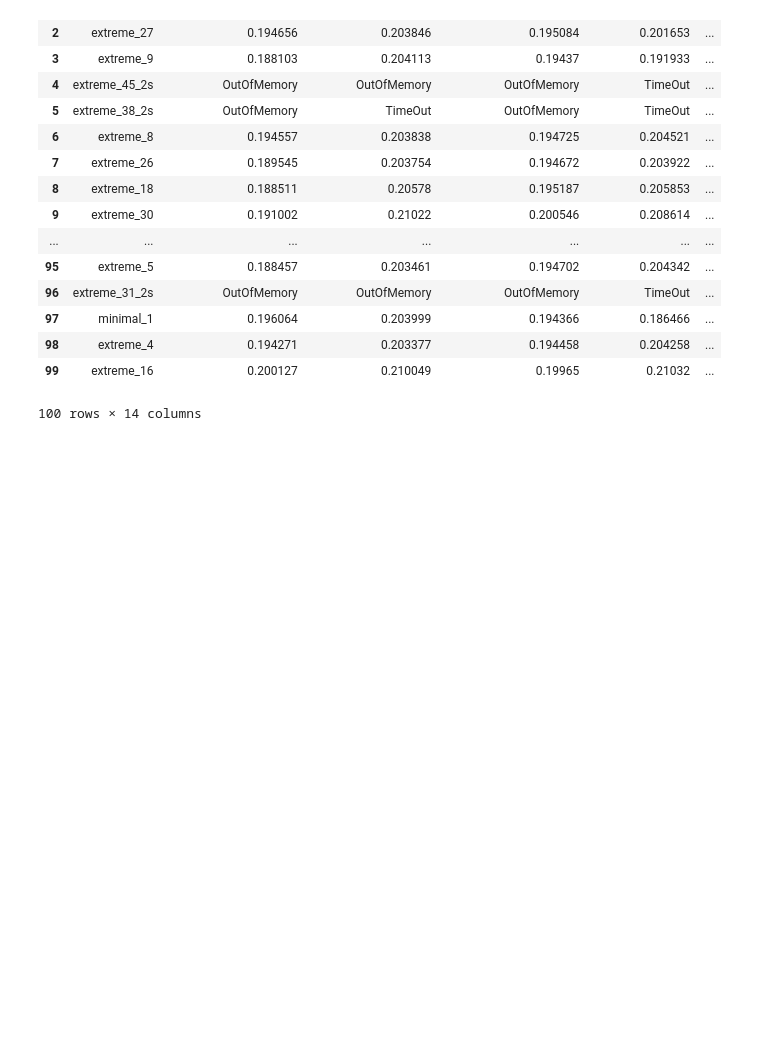
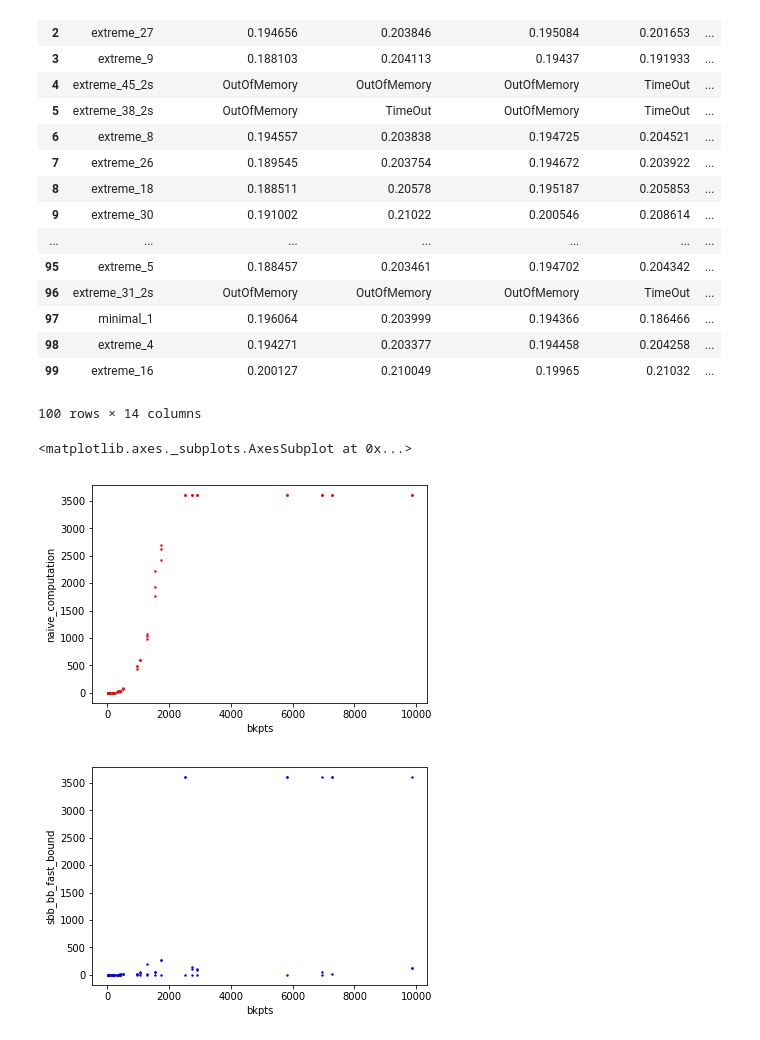
Before and after one commit to jiawei-wang-ucd/jiawei-computations, a Jupyter notebook: data_analysis.ipynb, the cells around one changed output. Saved outputs shown, nothing was run; the diff lists cells and outputs as text; code cells hidden in the pictures; blank space fills up the shorter version.

Commit message:
add scripts and scatter plots

```diff
--- a/data_analysis.ipynb
+++ b/data_analysis.ipynb
@@ -270,3 +270,18 @@ generate_dataframe(path, metric = 'memory', stats='max')
 | 98 | extreme_4 | 0.194271 | 0.203377 | 0.194458 | 0.204258 | ... |
 | 99 | extreme_16 | 0.200127 | 0.210049 | 0.19965 | 0.21032 | ... |
 100 rows × 14 columns
+# %%
+# delta pi minimum results
+path = minimum_path
+
+# generate dataframe for different statistical analysis, using parameter stats.
+time_df = generate_dataframe(path, metric = 'time', stats='arithmetic_mean')
+memory_df = generate_dataframe(path, metric = 'memory', stats='max')
+# %%
+time_df_plot=plot_scatter(time_df, metric = 'time', time_out = 3600)
+time_df_plot.plot.scatter(x='bkpts',y='naive_computation',s=2,c='red')
+time_df_plot.plot.scatter(x='bkpts',y='sbb_bb_fast_bound',s=2,c='blue')
+# %% [output]
+<matplotlib.axes._subplots.AxesSubplot at 0x...>
+[figure, added]
+[figure, added]
```
Also changed, not shown: parts of 4 cells of this notebook, 1 other file.
